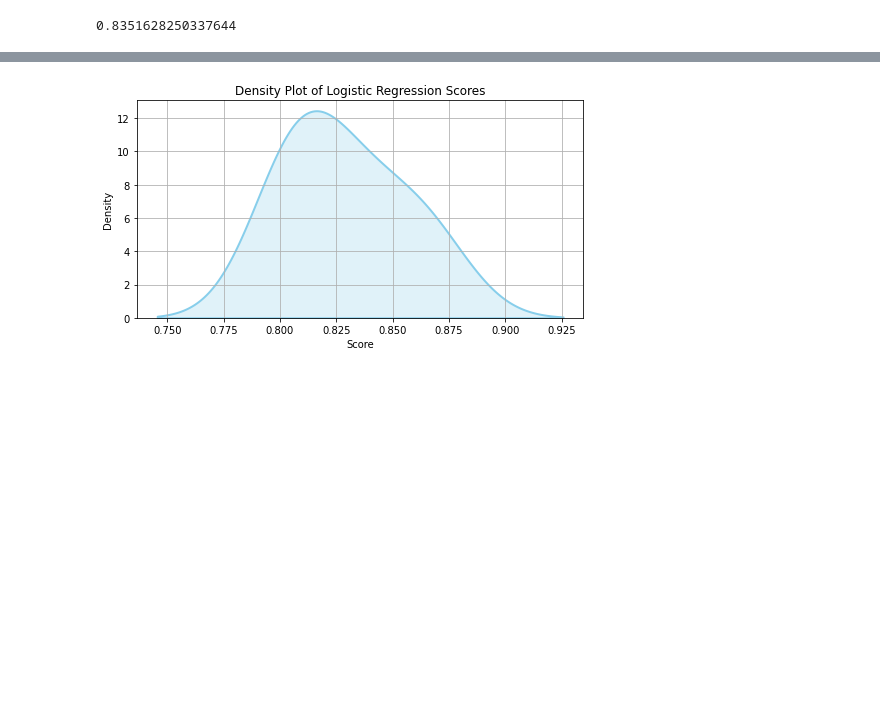
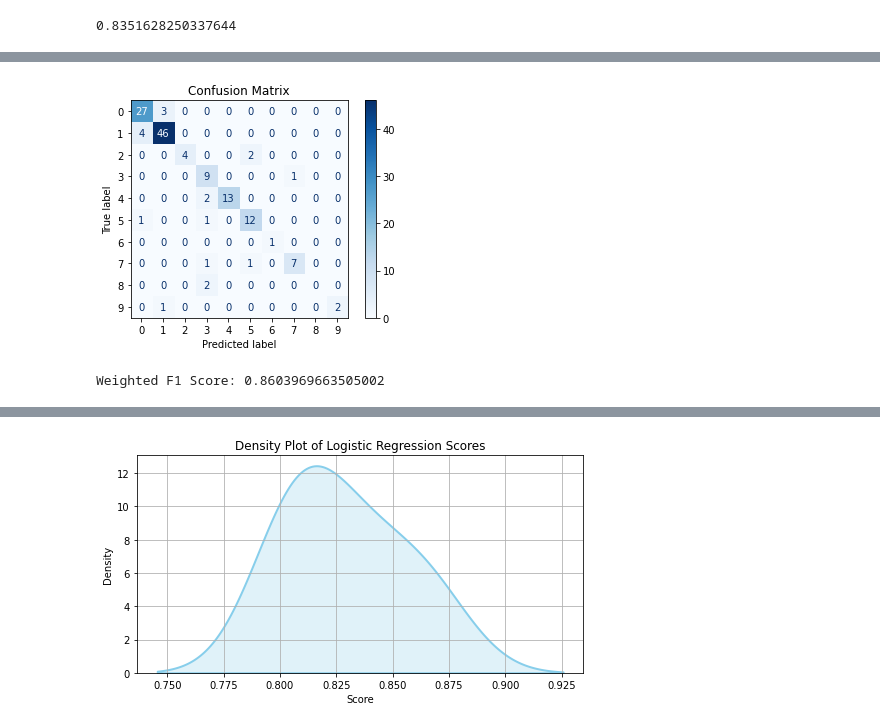
Before and after one commit to cagintunc/ML_Biology, a Jupyter notebook: Final Project/Final_Project_Part_2_Classification.ipynb, the cells around one changed output, grey strips where cells are left out. Drawn from its saved outputs; the diff is of its cells as text; code cells hidden in the pictures; blank space fills up the shorter version.

```diff
--- a/Final Project/Final_Project_Part_2_Classification.ipynb
+++ b/Final Project/Final_Project_Part_2_Classification.ipynb
@@ -358,0 +370,4 @@ le.score(X_test, y_test_idx)
+# %%
+outputs_2 = model_2.predict(X_test)
+cm_2 = confusion_matrix(y_test_idx, outputs_2)
+cm_2
@@ -359,3 +385,15 @@ le.score(X_test, y_test_idx)
+# %%
+disp_2 = ConfusionMatrixDisplay(confusion_matrix=cm_2)
+disp_2.plot(cmap="Blues")
+plt.title("Confusion Matrix")
+plt.show()
+# %% [output]
+[figure, added]
+# %%
+f1 = f1_score(y_test_idx, outputs_2, average='weighted')
+print("Weighted F1 Score:", f1)
+# %% [output]
+Weighted F1 Score: 0.8603969663505002
 # %%
 lg_results_Array[0].append(le.score(X_test, y_test_idx))
 lg_results_Array[1].append("Best GridSearch Params")
```
Also changed, not shown: parts of 35 cells of this notebook, 4 other files.
